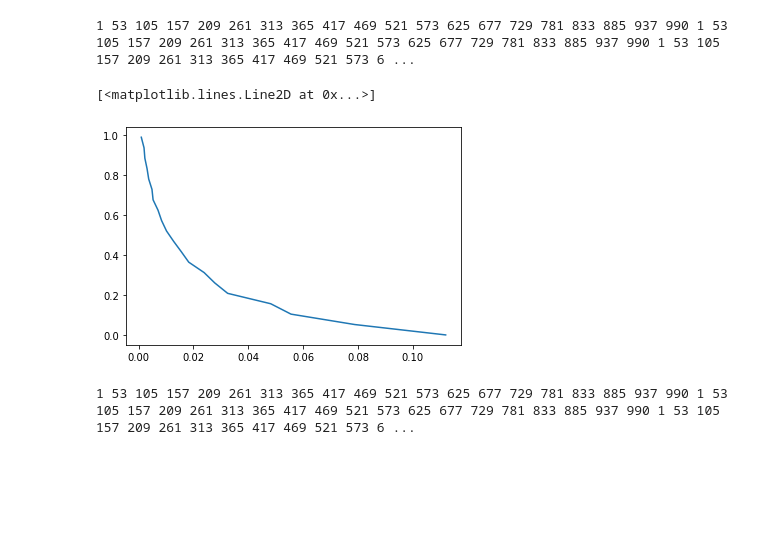
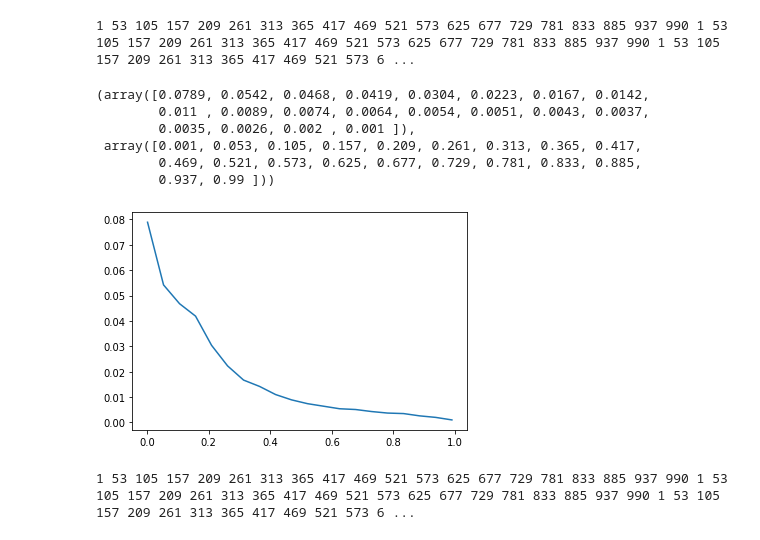
Before and after one commit to matheushjs/sandbox, a Jupyter notebook: complex_nets/lista4.ipynb, the cells around one changed output. Cells and saved outputs as stored; diff of their text form; code cells hidden in the pictures; blank space fills up the shorter version.

```diff
--- a/complex_nets/lista4.ipynb
+++ b/complex_nets/lista4.ipynb
@@ -56,10 +56,16 @@ result = failuresAverage(lambda: nx.erdos_renyi_graph(1000, 0.001))
 # %% [output]
 1 53 105 157 209 261 313 365 417 469 521 573 625 677 729 781 833 885 937 990 1 53 105 157 209 261 313 365 417 469 521 573 625 677 729 781 833 885 937 990 1 53 105 157 209 261 313 365 417 469 521 573 6 ...
 # %%
-plt.plot(result[0], result[1])
+plt.plot(result[1], result[0])
+result
 # %% [output]
-[<matplotlib.lines.Line2D at 0x...>]
+(array([0.0789, 0.0542, 0.0468, 0.0419, 0.0304, 0.0223, 0.0167, 0.0142,
+        0.011 , 0.0089, 0.0074, 0.0064, 0.0054, 0.0051, 0.0043, 0.0037,
+        0.0035, 0.0026, 0.002 , 0.001 ]),
+ array([0.001, 0.053, 0.105, 0.157, 0.209, 0.261, 0.313, 0.365, 0.417,
+        0.469, 0.521, 0.573, 0.625, 0.677, 0.729, 0.781, 0.833, 0.885,
+        0.937, 0.99 ]))
-[figure, old version]
+[figure, new version]
 # %%
 def attacks(G):
     G = G.copy()
```
Also changed, not shown: parts of 25 cells of this notebook.
